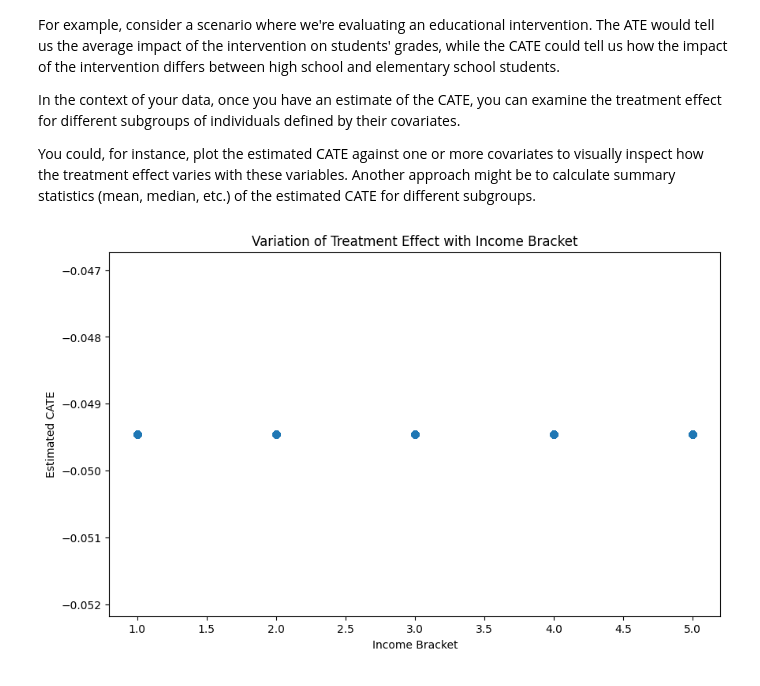
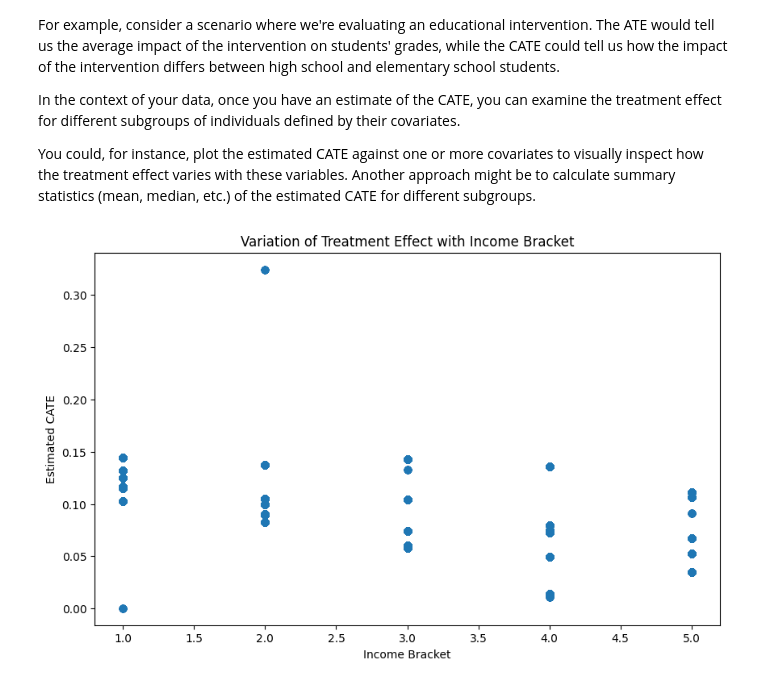
Before and after one commit to leminhkieu/Perception-experience-and-resilience-to-risks-a-global-analysis, a Jupyter notebook: Codes/Causal_discovery_inference.ipynb, the cells around one changed output. Saved outputs shown, nothing was run; the diff lists cells and outputs as text; code cells hidden in the pictures.

```diff
--- a/Codes/Causal_discovery_inference.ipynb
+++ b/Codes/Causal_discovery_inference.ipynb
@@ -557,16 +557,16 @@ You could, for instance, plot the estimated CATE against one or more covariates
 # %%
 import matplotlib.pyplot as plt
 
 # Assume that cate_estimates is a numpy array or pandas Series of the estimated CATE for each individual
 # and df2 is your DataFrame that includes a column 'IncomeBracket' that you want to inspect
 
 plt.figure(figsize=(10, 6))
-plt.scatter(df2['IncomeBracket'], estimate.cate_estimates)
+plt.scatter(df2['IncomeBracket'], cate_all)
 plt.xlabel('Income Bracket')
 plt.ylabel('Estimated CATE')
 plt.title('Variation of Treatment Effect with Income Bracket')
 plt.show()
 # %% [output]
-[figure, old version]
+[figure, new version]
 # %%
 x=estimate.cate_estimates
```
